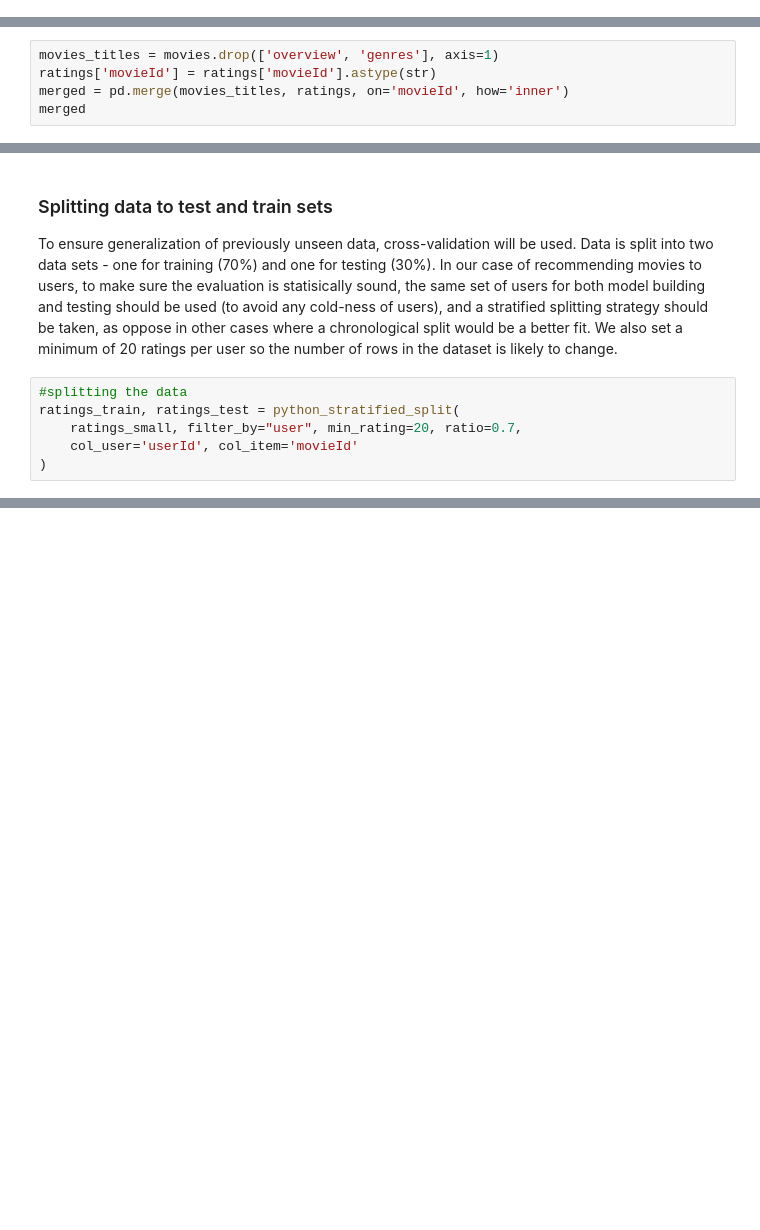
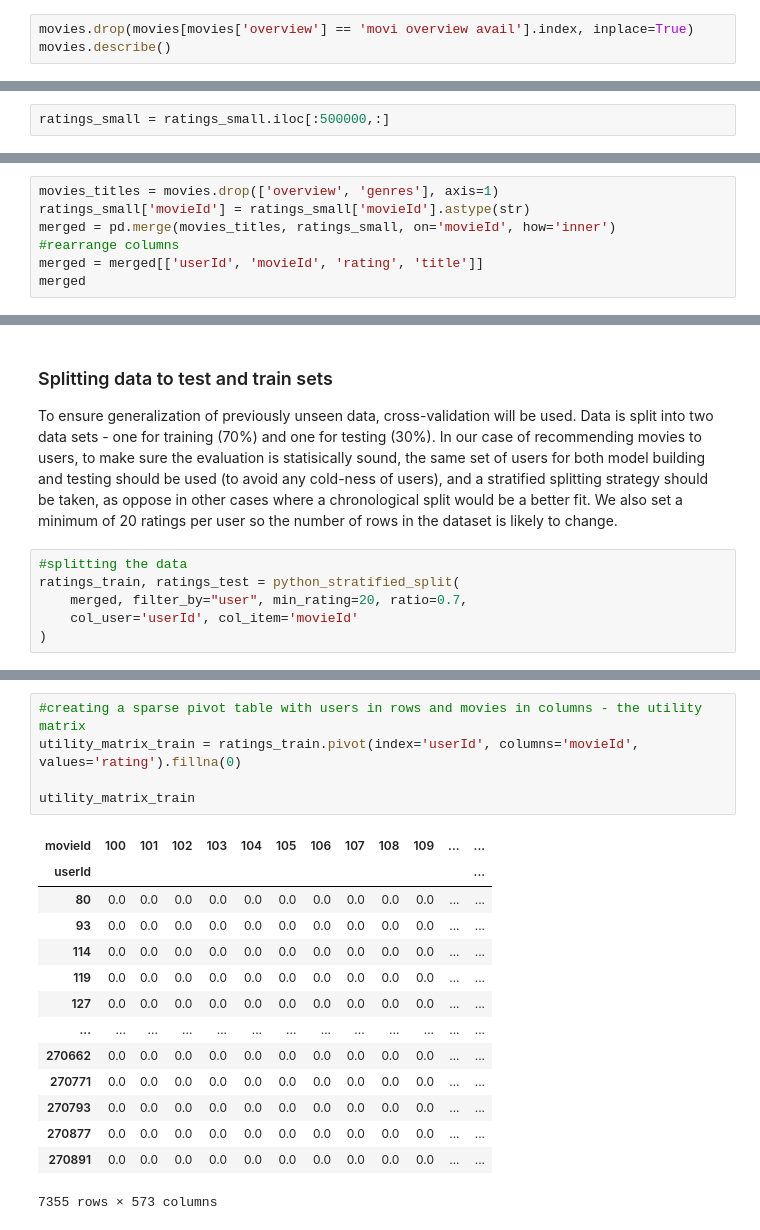
Before and after one commit to mariafain/MLC, a Jupyter notebook: ProjectML.ipynb, the cells around one changed output, grey strips where cells are left out. Cells and saved outputs as stored; diff of their text form; blank space fills up the shorter version.

```diff
--- a/ProjectML.ipynb
+++ b/ProjectML.ipynb
@@ -361,0 +397,3 @@ plt.show()
+# %%
+movies.drop(movies[movies['overview'] == 'movi overview avail'].index, inplace=True)
+movies.describe()
@@ -423,3 +712,5 @@ To help with the common recommender system problem known as cold-start that is c
+# %%
+ratings_small = ratings_small.iloc[:500000,:]
 # %%
 user_ratings_count = ratings_small.groupby(['userId', 'movieId']).size().groupby('userId').size()
 print('Number of users: %d' % len(user_ratings_count))
@@ -440,5 +731,7 @@ ratings_small = ratings_small.drop(['timestamp'], axis=1)
 # %%
 movies_titles = movies.drop(['overview', 'genres'], axis=1)
-ratings['movieId'] = ratings['movieId'].astype(str)
-merged = pd.merge(movies_titles, ratings, on='movieId', how='inner')
+ratings_small['movieId'] = ratings_small['movieId'].astype(str)
+merged = pd.merge(movies_titles, ratings_small, on='movieId', how='inner')
+#rearrange columns
+merged = merged[['userId', 'movieId', 'rating', 'title']]
 merged
@@ -450,6 +757,6 @@ We also set a minimum of 20 ratings per user so the number of rows in the datase
 # %%
 #splitting the data
 ratings_train, ratings_test = python_stratified_split(
-    ratings_small, filter_by="user", min_rating=20, ratio=0.7,
+    merged, filter_by="user", min_rating=20, ratio=0.7,
     col_user='userId', col_item='movieId'
 )
@@ -598,0 +791,20 @@ cf_recommender_model = CFRecommender(cf_preds_df, articles_df)
+# %%
+#creating a sparse pivot table with users in rows and movies in columns - the utility matrix
+utility_matrix_train = ratings_train.pivot(index='userId', columns='movieId', values='rating').fillna(0)
+
+utility_matrix_train
+# %% [output]
+| movieId | 100 | 101 | 102 | 103 | 104 | 105 | 106 | 107 | 108 | 109 | ... | ... |
+| userId |  |  |  |  |  |  |  |  |  |  |  | ... |
+| 80 | 0.0 | 0.0 | 0.0 | 0.0 | 0.0 | 0.0 | 0.0 | 0.0 | 0.0 | 0.0 | ... | ... |
+| 93 | 0.0 | 0.0 | 0.0 | 0.0 | 0.0 | 0.0 | 0.0 | 0.0 | 0.0 | 0.0 | ... | ... |
+| 114 | 0.0 | 0.0 | 0.0 | 0.0 | 0.0 | 0.0 | 0.0 | 0.0 | 0.0 | 0.0 | ... | ... |
+| 119 | 0.0 | 0.0 | 0.0 | 0.0 | 0.0 | 0.0 | 0.0 | 0.0 | 0.0 | 0.0 | ... | ... |
+| 127 | 0.0 | 0.0 | 0.0 | 0.0 | 0.0 | 0.0 | 0.0 | 0.0 | 0.0 | 0.0 | ... | ... |
+| ... | ... | ... | ... | ... | ... | ... | ... | ... | ... | ... | ... | ... |
+| 270662 | 0.0 | 0.0 | 0.0 | 0.0 | 0.0 | 0.0 | 0.0 | 0.0 | 0.0 | 0.0 | ... | ... |
+| 270771 | 0.0 | 0.0 | 0.0 | 0.0 | 0.0 | 0.0 | 0.0 | 0.0 | 0.0 | 0.0 | ... | ... |
+| 270793 | 0.0 | 0.0 | 0.0 | 0.0 | 0.0 | 0.0 | 0.0 | 0.0 | 0.0 | 0.0 | ... | ... |
+| 270877 | 0.0 | 0.0 | 0.0 | 0.0 | 0.0 | 0.0 | 0.0 | 0.0 | 0.0 | 0.0 | ... | ... |
+| 270891 | 0.0 | 0.0 | 0.0 | 0.0 | 0.0 | 0.0 | 0.0 | 0.0 | 0.0 | 0.0 | ... | ... |
+7355 rows × 573 columns
```
Also changed, not shown: parts of 125 cells of this notebook.
